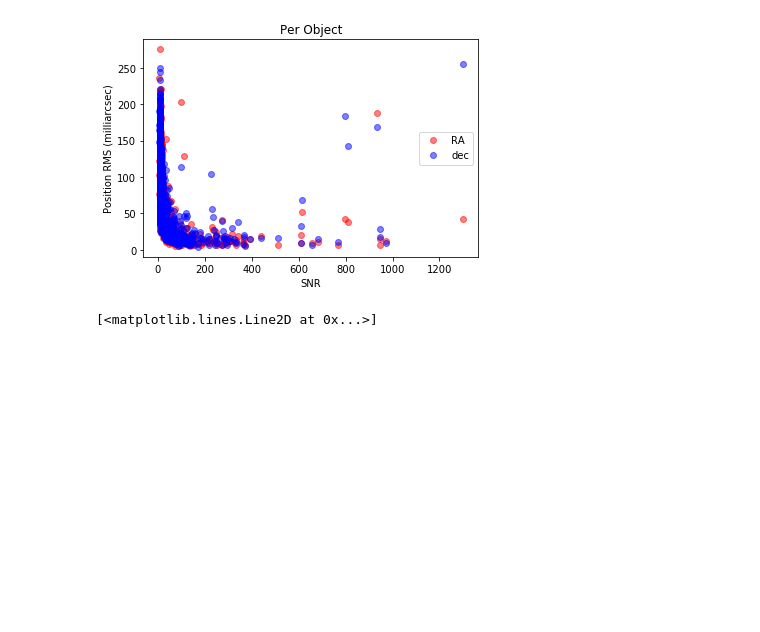
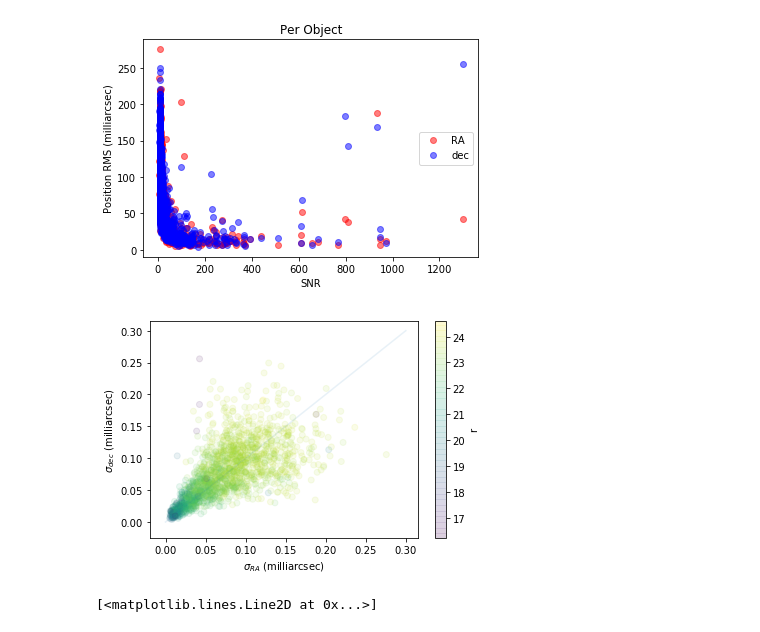
Before and after one commit to lsst-sitcom/notebooks, a Jupyter notebook: astrometry_precision.ipynb, the cells around one changed output. Drawn from its saved outputs; the diff is of its cells as text; code cells hidden in the pictures; blank space fills up the shorter version.

```diff
--- a/astrometry_precision.ipynb
+++ b/astrometry_precision.ipynb
@@ -145,6 +152,15 @@ plt.legend()
 # %% [output]
 <matplotlib.legend.Legend at 0x...>
 [figure]
+# %%
+plt.scatter(results['ra_rms_arcsec'], results['dec_rms_arcsec'], c=results['mag'], alpha=.1)
+plt.plot([0,.3], [0,.3], alpha=.1)
+plt.xlabel(r'$\sigma_{RA}$ (milliarcsec)')
+plt.ylabel(r'$\sigma_{dec}$ (milliarcsec)')
+cb = plt.colorbar()
+cb.set_label('r')
+# %% [output]
+[figure, added]
 # %%
 # I don't think I understand this plot.
 plt.semilogy(results['flux_avg'], results['flux_std'], 'bo')
```
Also changed, not shown: parts of 16 cells of this notebook.
